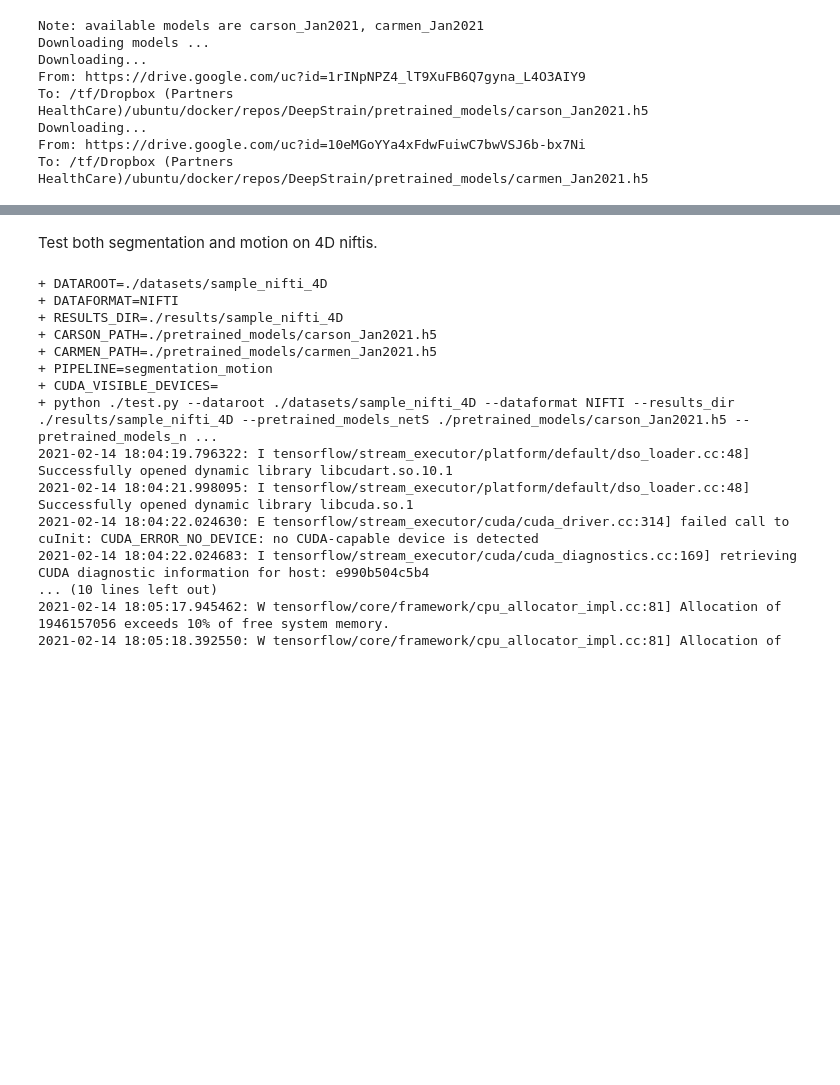
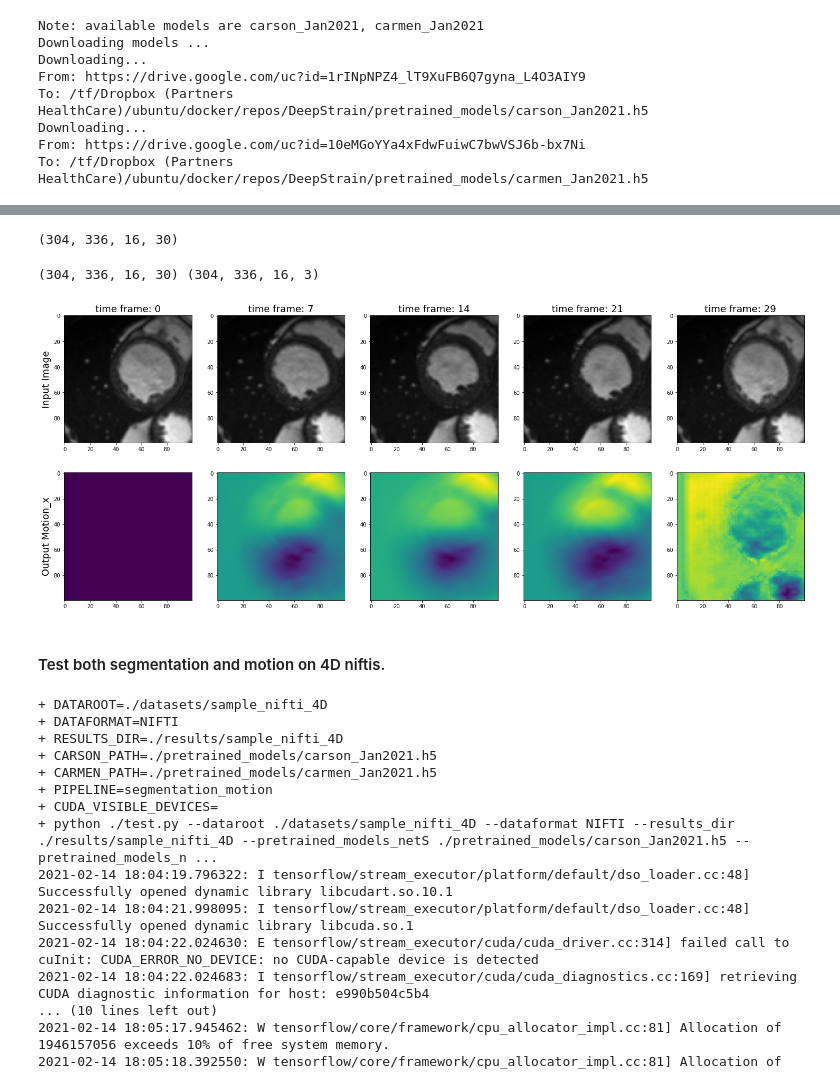
Before and after one commit to moralesq/DeepStrain, a Jupyter notebook: demo.ipynb, the cells around one changed output, grey strips where cells are left out. Cells and saved outputs as stored; diff of their text form; code cells hidden in the pictures; blank space fills up the shorter version.

```diff
--- a/demo.ipynb
+++ b/demo.ipynb
@@ -94,5 +168,45 @@ Test motion on 4D (3D + time) data in NIFTI format. Motion is only avilable for
+# %%
+mask_nifti = nifti_dataset.resample_nifti(nib.load(image_path), in_plane_resolution_mm=1.25, number_of_slices=16)
+# %%
+mask_nifti.shape
+# %% [output]
+(304, 336, 16, 30)
+# %%
+for image_path, motion_path in zip(glob.glob('./datasets/sample_nifti_4D/*'),
+                                  glob.glob('./results/sample_nifti_4D/*_motion.h5')):
+
+    hf = h5py.File(motion_path, 'r')
+
+    n_time_frames = len(hf.keys())
+
+    time_frame = 0
+
+    image_nifti = nib.load(image_path)
+    image_nifti = nifti_dataset.resample_nifti(image_nifti, in_plane_resolution_mm=1.25, number_of_slices=16)
+    image = image_nifti.get_fdata()
+
+    u_00 = hf['frame_%d/u'%(time_frame)][:]
+    print(image.shape, u_00.shape);
+
+    fig, ax = plt.subplots(2,5,figsize=(25,10))
+    for j, time_frame in enumerate(np.linspace(0, n_time_frames-1, 5, dtype=int)):
+
+        u_0t = hf['frame_%d/u'%(time_frame)][:]
+
+        ax[0,j].imshow(image[100:200,100:200,8,time_frame], cmap='gray');
+        ax[0,j].set_title('time frame: %d'%(time_frame), fontsize=18)
+
+        ax[1,j].imshow(u_0t[100:200,100:200,8,0])
+
+        if j == 0:
+            ax[0,j].set_ylabel('Input Image', fontsize=18)
+            ax[1,j].set_ylabel('Output Motion_x', fontsize=18)
+    plt.show()
+# %% [output]
+(304, 336, 16, 30) (304, 336, 16, 3)
+[figure, added]
 # %% [markdown]
-Test both segmentation and motion on 4D niftis.
+#### Test both segmentation and motion on 4D niftis.
 # %%
 !bash ./scripts/test_segmentation_motion.sh ./datasets/sample_nifti_4D NIFTI ./results/sample_nifti_4D
 # %% [output]
```
Also changed, not shown: parts of 17 cells of this notebook.
